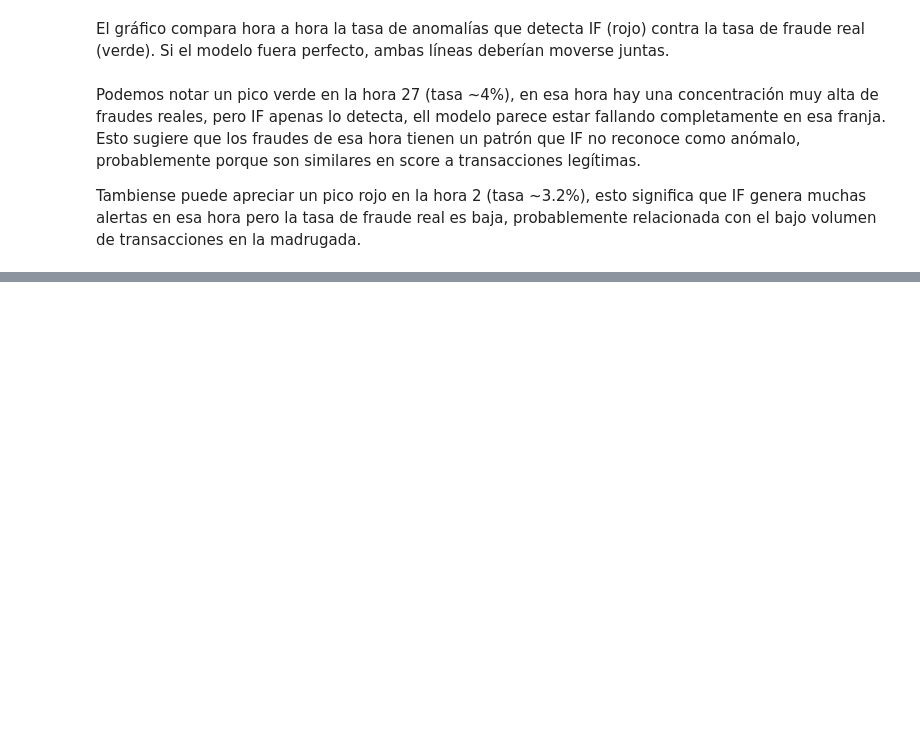
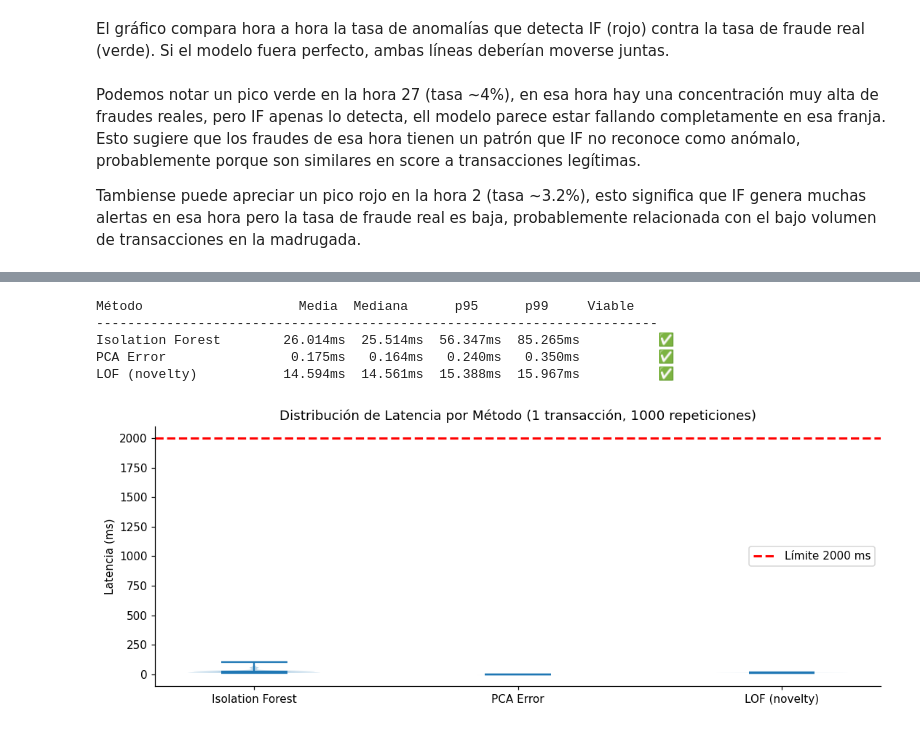
Before and after one commit to Santibareiro27/Inteligencia-Computacional, a Jupyter notebook: RA1_TP4/RA1_Trabajo_práctico_N°_4_G8.ipynb, the cells around one changed output, grey strips where cells are left out. Cells and saved outputs as stored; diff of their text form; code cells hidden in the pictures; blank space fills up the shorter version.

```diff
--- a/RA1_TP4/RA1_Trabajo_práctico_N°_4_G8.ipynb
+++ b/RA1_TP4/RA1_Trabajo_práctico_N°_4_G8.ipynb
@@ -1245,0 +1531,58 @@ Tambiense puede apreciar un pico rojo en la hora 2 (tasa ~3.2%), esto significa
+# %%
+single_sample = X_sample[0:1]
+results_lat = {}
+
+# Isolation Forest
+lat_if = []
+for _ in range(1000):
+    t = time.perf_counter()
+    _ = iforest.score_samples(single_sample)
+    lat_if.append((time.perf_counter() - t) * 1000)
+results_lat["Isolation Forest"] = np.array(lat_if)
+
+# PCA Error
+lat_pca = []
+for _ in range(1000):
+    t = time.perf_counter()
+    xr   = pca_model.transform(single_sample)
+    xrec = pca_model.inverse_transform(xr)
+    _    = np.mean((single_sample - xrec) ** 2)
+    lat_pca.append((time.perf_counter() - t) * 1000)
+results_lat["PCA Error"] = np.array(lat_pca)
+
+# LOF (novelty=True, reentrenado para poder predecir en nuevos datos)
+lof_nov = LocalOutlierFactor(n_neighbors=20, contamination=0.002,
+                              novelty=True, n_jobs=-1, algorithm="ball_tree")
+lof_nov.fit(X_sample)
+lat_lof = []
+for _ in range(500):
+    t = time.perf_counter()
+    _ = lof_nov.score_samples(single_sample)
+    lat_lof.append((time.perf_counter() - t) * 1000)
+results_lat["LOF (novelty)"] = np.array(lat_lof)
+
+print(f"{'Método':<22} {'Media':>8} {'Mediana':>8} {'p95':>8} {'p99':>8} {'Viable':>10}")
+print("-" * 72)
+for name, arr in results_lat.items():
+    viable = "✅" if np.percentile(arr, 99) < 2000 else "❌"
+    print(f"{name:<22} {arr.mean():>7.3f}ms {np.median(arr):>7.3f}ms "
+          f"{np.percentile(arr,95):>7.3f}ms {np.percentile(arr,99):>7.3f}ms {viable:>10}")
+
+fig, ax = plt.subplots(figsize=(10, 4))
+data_plot = [arr[arr < np.percentile(arr, 99.5)] for arr in results_lat.values()]
+ax.violinplot(data_plot, positions=range(len(results_lat)), showmedians=True)
+ax.axhline(2000, color="red", ls="--", lw=2, label="Límite 2000 ms")
+ax.set_xticks(range(len(results_lat)))
+ax.set_xticklabels(list(results_lat.keys()))
+ax.set_ylabel("Latencia (ms)")
+ax.set_title("Distribución de Latencia por Método (1 transacción, 1000 repeticiones)")
+ax.legend()
+plt.tight_layout()
+plt.show()
+# %% [output]
+Método                    Media  Mediana      p95      p99     Viable
+------------------------------------------------------------------------
+Isolation Forest        26.014ms  25.514ms  56.347ms  85.265ms          ✅
+PCA Error                0.175ms   0.164ms   0.240ms   0.350ms          ✅
+LOF (novelty)           14.594ms  14.561ms  15.388ms  15.967ms          ✅
+[figure, added]
```
Also changed, not shown: parts of 30 cells of this notebook.
